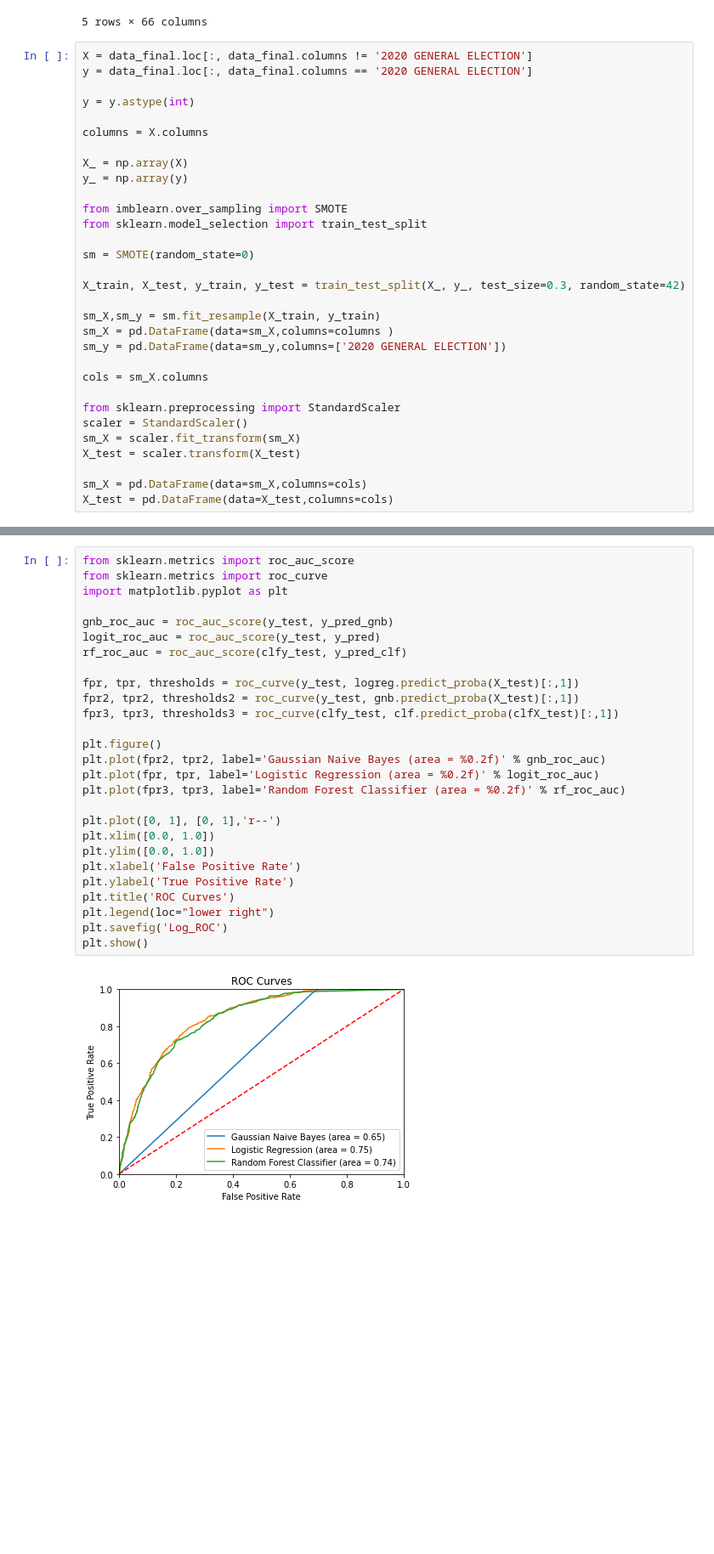
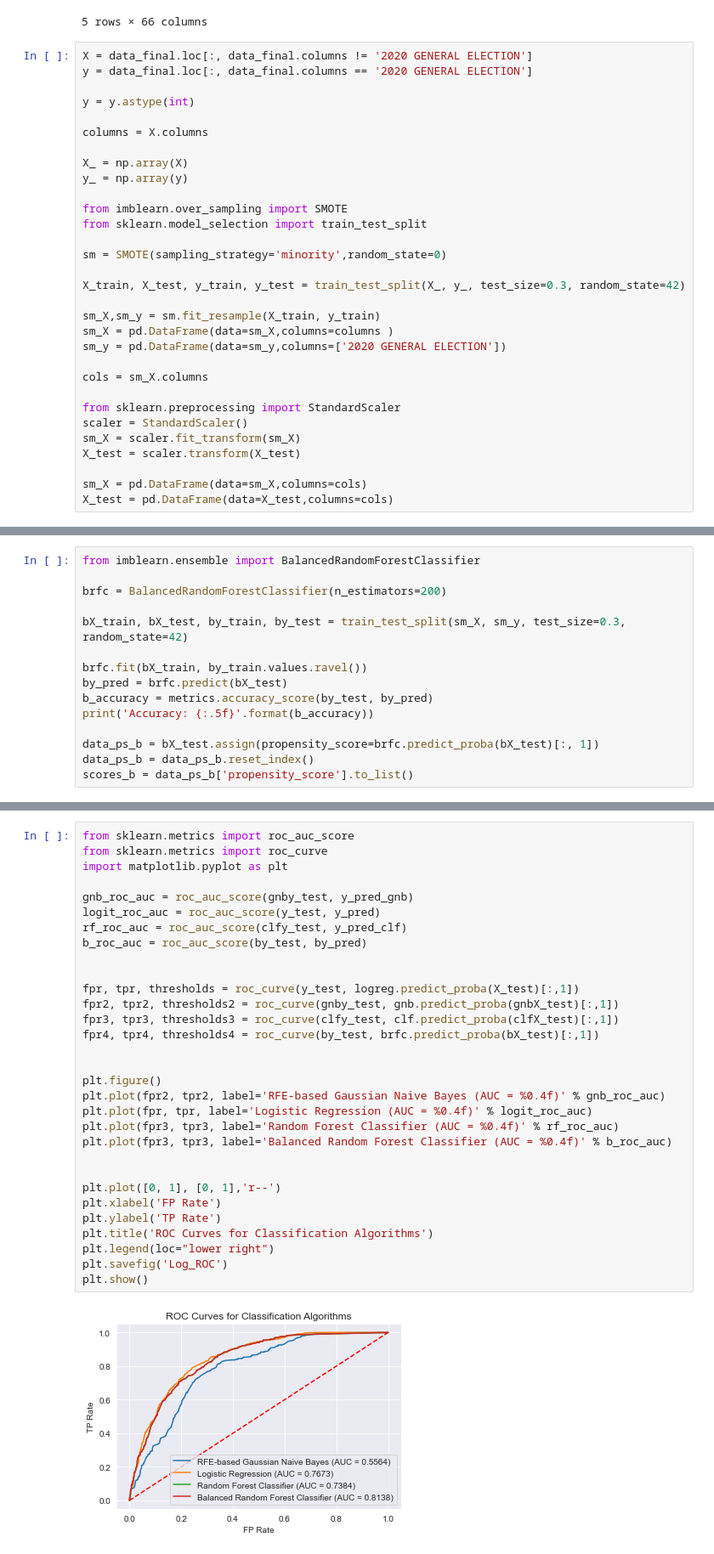
Before and after one commit to sid-jaiswal/CIS-Senior-Thesis, a Jupyter notebook: Compiled Data.ipynb, the cells around one changed output, grey strips where cells are left out. Shown at 85% size. Cells and saved outputs as stored; diff of their text form; blank space fills up the shorter version.

```diff
--- a/Compiled Data.ipynb
+++ b/Compiled Data.ipynb
@@ -292,7 +292,7 @@ y_ = np.array(y)
 from imblearn.over_sampling import SMOTE
 from sklearn.model_selection import train_test_split
 
-sm = SMOTE(random_state=0)
+sm = SMOTE(sampling_strategy='minority',random_state=0)
 
 X_train, X_test, y_train, y_test = train_test_split(X_, y_, test_size=0.3, random_state=42)
 
@@ -368,0 +448,15 @@ plt.show()
+# %%
+from imblearn.ensemble import BalancedRandomForestClassifier
+
+brfc = BalancedRandomForestClassifier(n_estimators=200)
+
+bX_train, bX_test, by_train, by_test = train_test_split(sm_X, sm_y, test_size=0.3, random_state=42)
+
+brfc.fit(bX_train, by_train.values.ravel())
+by_pred = brfc.predict(bX_test)
+b_accuracy = metrics.accuracy_score(by_test, by_pred)
+print('Accuracy: {:.5f}'.format(b_accuracy))
+
+data_ps_b = bX_test.assign(propensity_score=brfc.predict_proba(bX_test)[:, 1])
+data_ps_b = data_ps_b.reset_index()
+scores_b = data_ps_b['propensity_score'].to_list()
@@ -369,29 +533,33 @@ plt.show()
 # %%
 from sklearn.metrics import roc_auc_score
 from sklearn.metrics import roc_curve
 import matplotlib.pyplot as plt
 
-gnb_roc_auc = roc_auc_score(y_test, y_pred_gnb)
+gnb_roc_auc = roc_auc_score(gnby_test, y_pred_gnb)
 logit_roc_auc = roc_auc_score(y_test, y_pred)
 rf_roc_auc = roc_auc_score(clfy_test, y_pred_clf)
+b_roc_auc = roc_auc_score(by_test, by_pred)
+
 
 fpr, tpr, thresholds = roc_curve(y_test, logreg.predict_proba(X_test)[:,1])
-fpr2, tpr2, thresholds2 = roc_curve(y_test, gnb.predict_proba(X_test)[:,1])
+fpr2, tpr2, thresholds2 = roc_curve(gnby_test, gnb.predict_proba(gnbX_test)[:,1])
 fpr3, tpr3, thresholds3 = roc_curve(clfy_test, clf.predict_proba(clfX_test)[:,1])
+fpr4, tpr4, thresholds4 = roc_curve(by_test, brfc.predict_proba(bX_test)[:,1])
+
 
 plt.figure()
-plt.plot(fpr2, tpr2, label='Gaussian Naive Bayes (area = %0.2f)' % gnb_roc_auc)
-plt.plot(fpr, tpr, label='Logistic Regression (area = %0.2f)' % logit_roc_auc)
-plt.plot(fpr3, tpr3, label='Random Forest Classifier (area = %0.2f)' % rf_roc_auc)
+plt.plot(fpr2, tpr2, label='RFE-based Gaussian Naive Bayes (AUC = %0.4f)' % gnb_roc_auc)
+plt.plot(fpr, tpr, label='Logistic Regression (AUC = %0.4f)' % logit_roc_auc)
+plt.plot(fpr3, tpr3, label='Random Forest Classifier (AUC = %0.4f)' % rf_roc_auc)
+plt.plot(fpr3, tpr3, label='Balanced Random Forest Classifier (AUC = %0.4f)' % b_roc_auc)
+
 
 plt.plot([0, 1], [0, 1],'r--')
-plt.xlim([0.0, 1.0])
-plt.ylim([0.0, 1.0])
-plt.xlabel('False Positive Rate')
-plt.ylabel('True Positive Rate')
-plt.title('ROC Curves')
+plt.xlabel('FP Rate')
+plt.ylabel('TP Rate')
+plt.title('ROC Curves for Classification Algorithms')
 plt.legend(loc="lower right")
 plt.savefig('Log_ROC')
 plt.show()
 # %% [output]
-[figure, old version]
+[figure, new version]
```
Also changed, not shown: parts of 19 cells of this notebook.
